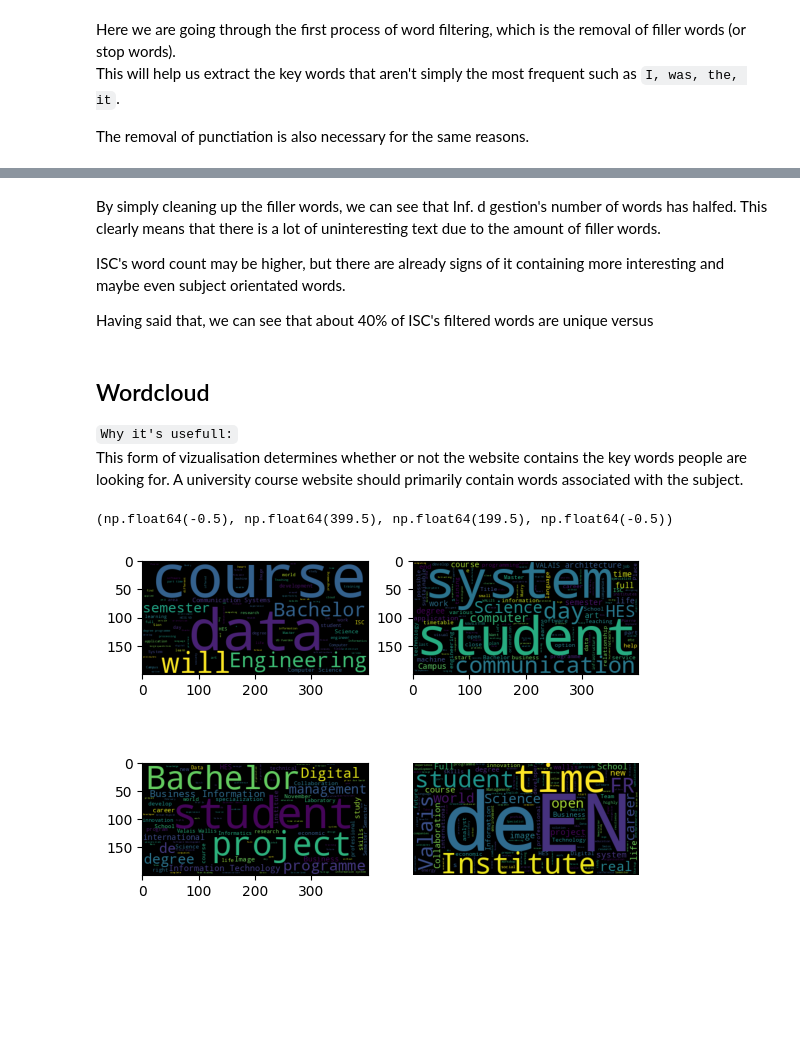
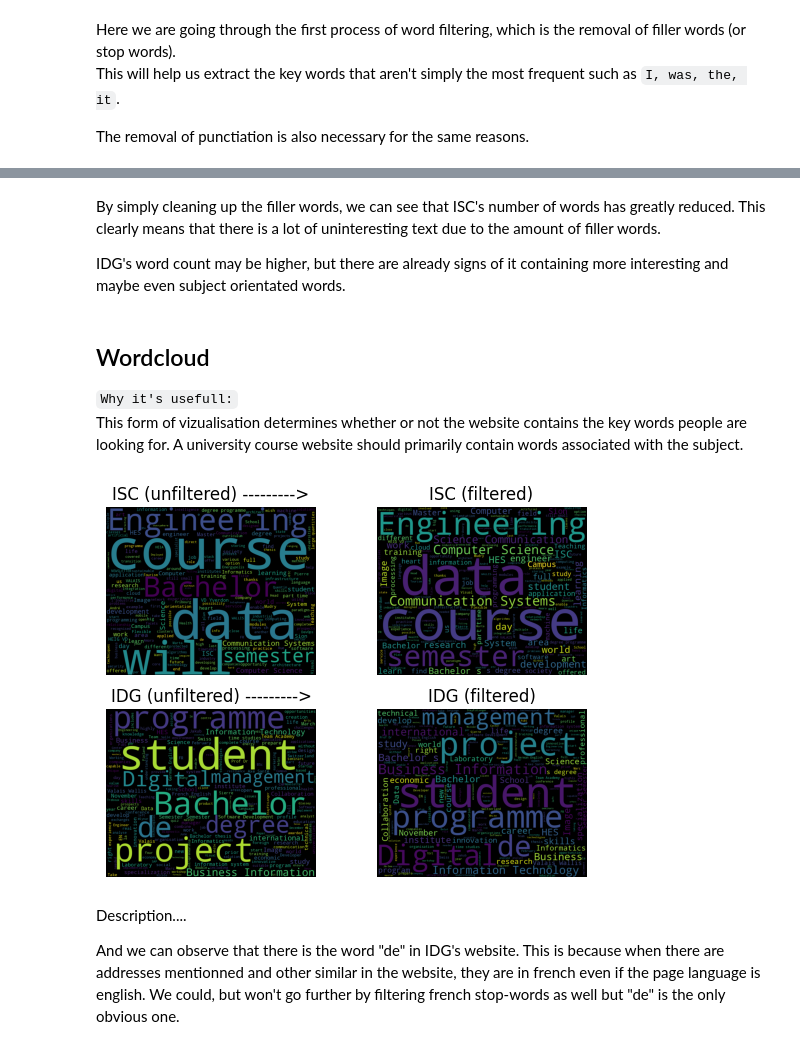
Before and after one commit to zedbros/Data_Processing, a Jupyter notebook: TextProcessing/project.ipynb, the cells around one changed output, grey strips where cells are left out. Cells and saved outputs as stored; diff of their text form; code cells hidden in the pictures; blank space fills up the shorter version.

```diff
--- a/TextProcessing/project.ipynb
+++ b/TextProcessing/project.ipynb
@@ -141,9 +190,9 @@ plt.show()
 # %% [markdown]
-By simply cleaning up the filler words, we can see that Inf. d gestion's number of words has halfed. This clearly means that there is a lot of uninteresting text due to the amount of filler words.
+By simply cleaning up the filler words, we can see that ISC's number of words has greatly reduced. This clearly means that there is a lot of uninteresting text due to the amount of filler words.
 
-ISC's word count may be higher, but there are already signs of it containing more interesting and maybe even subject orientated words.
+IDG's word count may be higher, but there are already signs of it containing more interesting and maybe even subject orientated words.
 
-Having said that, we can see that about 40% of ISC's filtered words are unique versus
+<!-- Having said that, we can see that about 40% of ISC's filtered words are unique versus  -->
 # %% [markdown]
 ## Wordcloud
 `Why it's usefull:`\
@@ -152,17 +201,49 @@ A university course website should primarily contain words associated with the s
 # %%
 from wordcloud import WordCloud
 
-wordcloud1_1 = WordCloud().generate(text1_1)
-wordcloud1_2 = WordCloud().generate(text1_2)
-wordcloud2_1 = WordCloud().generate(text2_1)
-wordcloud2_2 = WordCloud().generate(text2_2)
+wordcloud1_1 = WordCloud(width=1000, height=800).generate(text1_1)
+wordcloud1_2 = WordCloud(width=1000, height=800).generate(text1_2)
+wordcloud2_1 = WordCloud(width=1000, height=800).generate(text2_1)
+wordcloud2_2 = WordCloud(width=1000, height=800).generate(text2_2)
 
-f, axarr = plt.subplots(2,2)
+fig, axarr = plt.subplots(2,2)
 axarr[0,0].imshow(wordcloud1_1)
+axarr[0,0].axis("off")
+axarr[0,0].set_title("ISC (unfiltered) --------->")
+
 axarr[0,1].imshow(wordcloud1_2)
+axarr[0,1].axis("off")
+axarr[0,1].set_title("ISC (filtered)")
+
+
 axarr[1,0].imshow(wordcloud2_1)
+axarr[1,0].axis("off")
+axarr[1,0].set_title("IDG (unfiltered) --------->")
+
 axarr[1,1].imshow(wordcloud2_2)
-plt.axis("off")
+axarr[1,1].axis("off")
+axarr[1,1].set_title('IDG (filtered)')
+plt.show()
+
+# plt.axis('off')
+# plt.title("ISC (unfiltered)")
+# plt.imshow(wordcloud1_1)
+# plt.show()
+# plt.axis('off')
+# plt.title("ISC (unfiltered)")
+# plt.imshow(wordcloud1_2)
+# plt.show()
+# plt.axis('off')
+# plt.title("ISC (unfiltered)")
+# plt.imshow(wordcloud2_1)
+# plt.show()
+# plt.axis('off')
+# plt.title("ISC (unfiltered)")
+# plt.imshow(wordcloud2_2)
+# plt.show()
 # %% [output]
-(np.float64(-0.5), np.float64(399.5), np.float64(199.5), np.float64(-0.5))
-[figure, old version]
+[figure, new version]
+# %% [markdown]
+Description....
+
+And we can observe that there is the word "de" in IDG's website. This is because when there are addresses mentionned and other similar in the website, they are in french even if the page language is english. We could, but won't go further by filtering french stop-words as well but "de" is the only obvious one.
```
Also changed, not shown: parts of 8 cells of this notebook, 3 other files.
